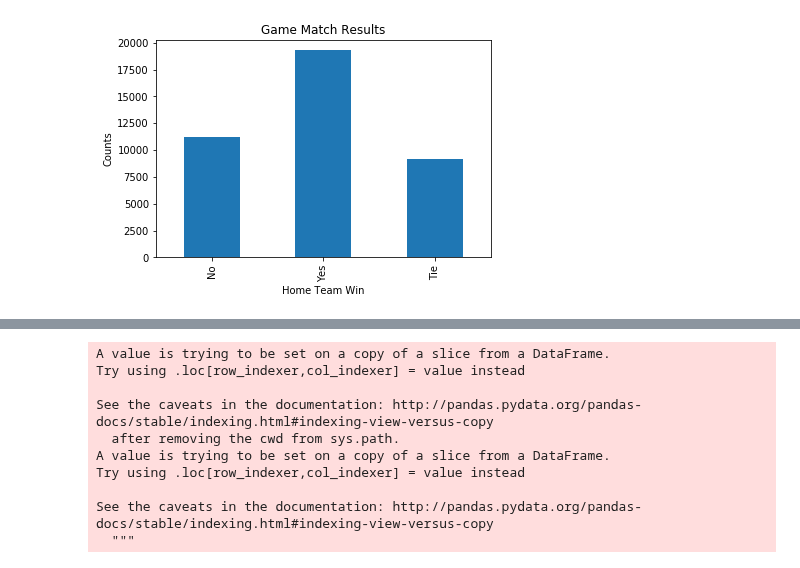
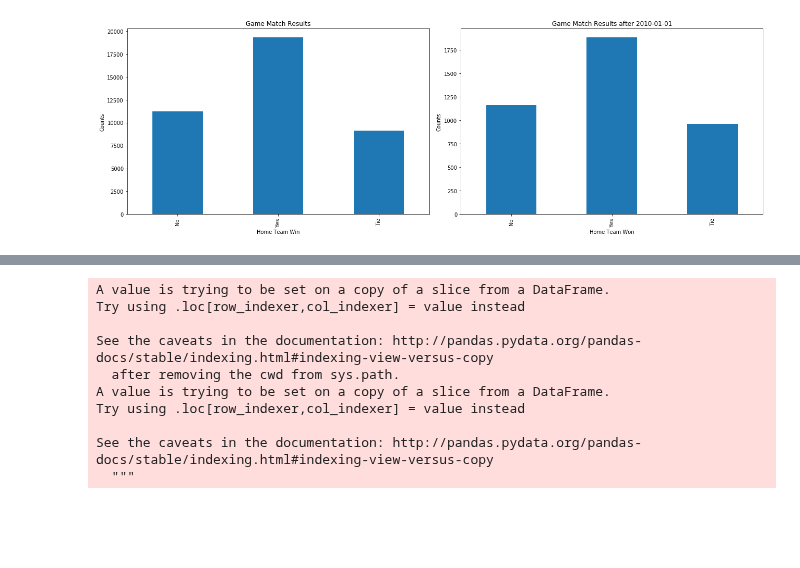
Before and after one commit to AC209aWC2018/World-Cup-2018, a Jupyter notebook: Explore.ipynb, the cells around one changed output, grey strips where cells are left out. Cells and saved outputs as stored; diff of their text form; code cells hidden in the pictures; blank space fills up the shorter version.

```diff
--- a/Explore.ipynb
+++ b/Explore.ipynb
@@ -46,8 +46,9 @@ int_results.head()
 | 3 | 1875-03-06 | England | Scotland | 2 | 2 | Friendly | London | England | False | ... |
 | 4 | 1876-03-04 | Scotland | England | 3 | 0 | Friendly | Glasgow | Scotland | False | ... |
 # %%
-int_results_after2014 = int_results[(int_results['date'] > '2014-01-01') & (int_results['date'] < '2018-06-14')]
-int_results_after2014['date'] = pd.to_datetime(int_results_after2014['date'])
-int_results_after2014 = int_results_after2014.reset_index(drop = True)
-int_results_after2014.head()
+earliest_date = '2010-01-01'
+int_results_after = int_results[(int_results['date'] > '2014-01-01') & (int_results['date'] < '2018-06-14')].copy()
+int_results_after['date'] = pd.to_datetime(int_results_after['date'])
+int_results_after = int_results_after.reset_index(drop = True)
+int_results_after.head()
 # %% [output]
@@ -62,12 +59,23 @@ See the caveats in the documentation: http://pandas.pydata.org/pandas-docs/stabl
 | 3 | 2014-01-04 | Qatar | Kuwait | 3 | 0 | WAFF Championship | Doha | Qatar | False | ... |
 | 4 | 2014-01-07 | Bahrain | Kuwait | 0 | 0 | WAFF Championship | Doha | Qatar | True | ... |
 # %%
-int_results.groupby(['home_win']).count()['home_score'].plot(kind='bar')
+fig, (ax1, ax2) = plt.subplots(1, 2, figsize = (18, 6))
+int_results.groupby(['home_win']).count()['home_score'].plot(kind='bar', ax = ax1)
+int_results_after.groupby(['home_win']).count()['home_score'].plot(kind='bar', ax = ax2)
+plt.sca(ax1)
 plt.ylabel('Counts')
 locs, labels = plt.xticks()
 plt.xticks(locs, ('No', 'Yes', 'Tie'))
 plt.title('Game Match Results')
 plt.xlabel('Home Team Win')
+plt.sca(ax2)
+plt.ylabel('Counts')
+locs, labels = plt.xticks()
+plt.xticks(locs, ('No', 'Yes', 'Tie'))
+plt.title('Game Match Results after {}'.format(earliest_date))
+plt.xlabel('Home Team Won');
+
+plt.tight_layout()
 plt.savefig('figs/gamematchresults.png');
 # %% [output]
-[figure, old version]
+[figure, new version]
```
Also changed, not shown: parts of 51 cells of this notebook, 2 other files.
